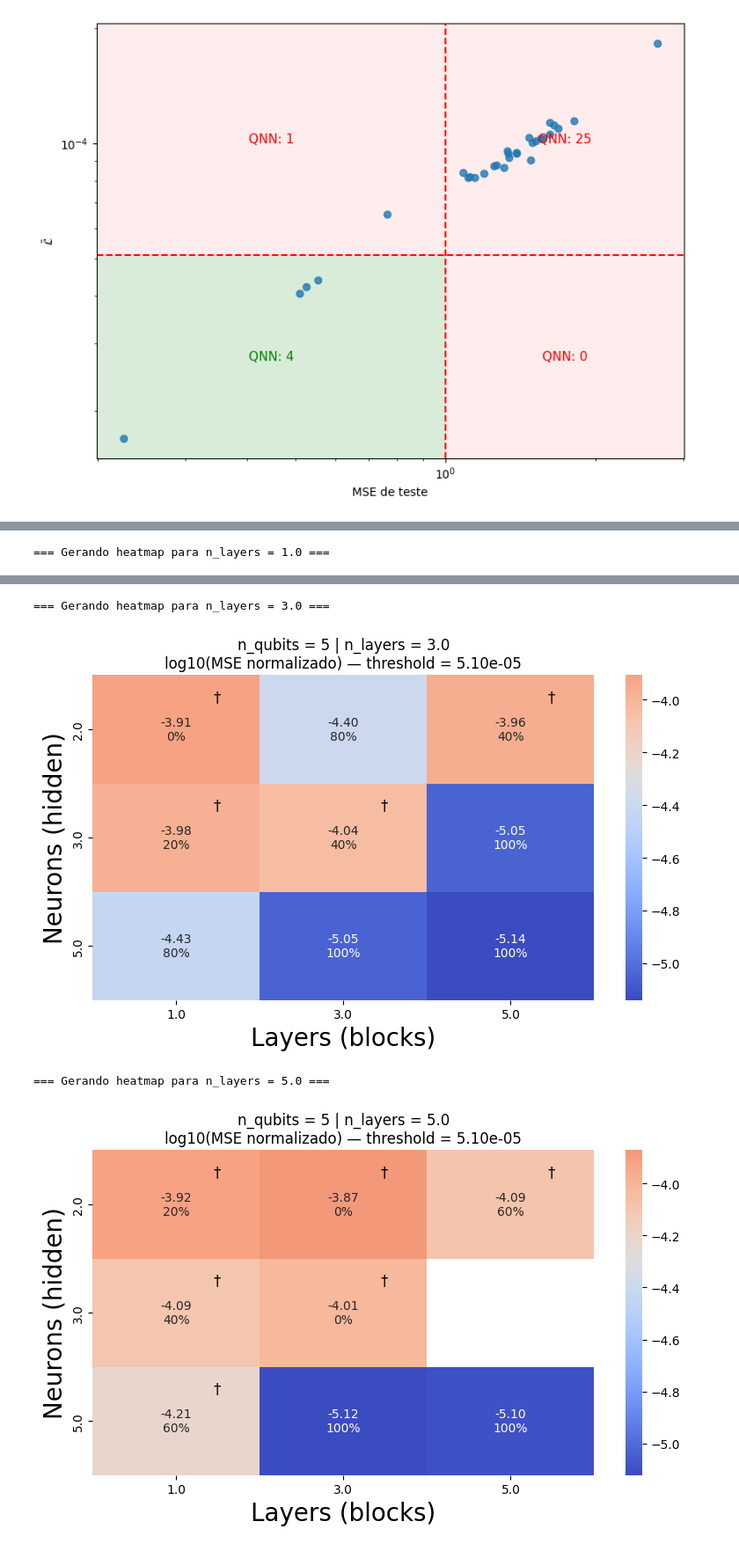
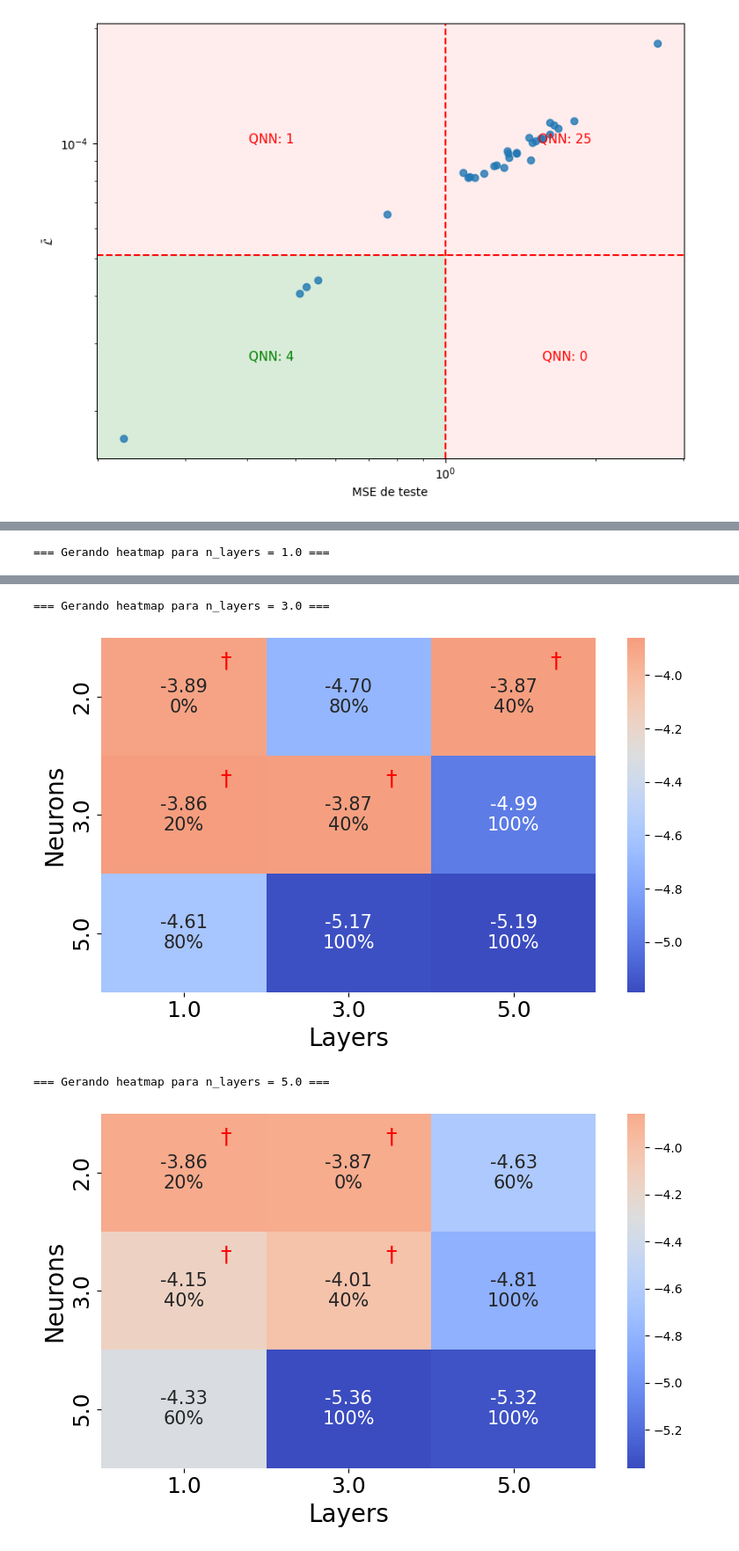
Before and after one commit to cammaral/pinn, a Jupyter notebook: weciq.ipynb, the cells around one changed output, grey strips where cells are left out. Shown: that part at 88% size. Saved outputs shown, nothing was run; the diff lists cells and outputs as text; code cells hidden in the pictures.

```diff
--- a/weciq.ipynb
+++ b/weciq.ipynb
@@ -61,8 +61,11 @@ df_class = df_class.drop_duplicates(subset=["hidden", "blocks", "seed"])
 
 df_hybrid = df_all[(df_all["model_type"] == "HQNN") &
     (df_all["n_qubits"] == 5) &
-    (df_all["entangler"] == "strong")
+    (df_all["entangler"] == "strong") &
+    (df_all["n_layers"].isin([1, 3, 5]))
     ].drop_duplicates()
+
+df_hybrid = df_hybrid.drop_duplicates(subset=["hidden", "blocks", "seed", "n_qubits", "n_layers"])
 
 #df_hybrid = df_hybrid.drop_duplicates(subset=["hidden", "blocks", "seed"])
 
@@ -73,7 +76,7 @@ df_quantum = df_all[
     ].drop_duplicates()
 
 
-#df_quantum = df_quantum.drop_duplicates(subset=["hidden", "blocks", "seed"])
+df_quantum = df_quantum.drop_duplicates(subset=["hidden", "blocks", "seed", "n_qubits", "n_layers"])
 # %%
 df_hybrid
 # %% [output]
@@ -158,7 +165,7 @@ ax = sns.heatmap(
     fmt="",              # importante: usamos strings prontas
     cmap="coolwarm",
     center=thr_log,
-    annot_kws={"size": 20},
+    annot_kws={"size": 15},
 )
 ax.tick_params(axis='both', which='major', labelsize=18)
 #plt.title(f"log10(MSE normalizado) — threshold = {threshold}")
@@ -173,11 +180,12 @@ for i in range(pivot.shape[0]):        # linhas
                 j + 0.72,   # x deslocado para o canto superior direito
                 i + 0.25,   # y deslocado levemente para cima
                 "$\\dagger$",
-                color="black",
-                fontsize=20,
+                color="red",
+                fontsize=18,
                 fontweight="bold"
             )
 
 plt.tight_layout()
+plt.savefig("weciq_classic_heatmap.png", dpi=300)
 plt.show()
 # %% [output]
@@ -681,7 +689,7 @@ for nl_fix in all_layers:
         index="hidden",
         columns="blocks",
         values=LOSS_COLUMN,
-        aggfunc="mean"
+        aggfunc="median"
     )
 
     pivot_log = np.log10(pivot)
@@ -719,29 +727,31 @@ for nl_fix in all_layers:
     # =======================================
     # Plota o HEATMAP
     # =======================================
+
     plt.figure(figsize=(8,5))
     ax = sns.heatmap(
         pivot_log,
         annot=annot,
-        fmt="",
+        fmt="",              # importante: usamos strings prontas
         cmap="coolwarm",
         center=thr_log,
+        annot_kws={"size": 15},
     )
+    ax.tick_params(axis='both', which='major', labelsize=18)
+    #plt.title(f"log10(MSE normalizado) — threshold = {threshold}")
+    plt.ylabel("Neurons", fontsize=20)
+    plt.xlabel("Layers", fontsize=20)
 
-    plt.title(f"n_qubits = {nq_fix} | n_layers = {nl_fix}\nlog10(MSE normalizado) — threshold = {threshold:.2e}")
-    plt.ylabel("Neurons (hidden)", fontsize=20)
-    plt.xlabel("Layers (blocks)", fontsize=20)
-
-    # marca † se > threshold
+    # === adicionar '†' no canto superior direito das células acima do threshold ===
     for i in range(pivot.shape[0]):        # linhas
         for j in range(pivot.shape[1]):    # colunas
             if pivot.iloc[i, j] > threshold:
                 ax.text(
-                    j + 0.72,
-                    i + 0.25,
+                    j + 0.72,   # x deslocado para o canto superior direito
+                    i + 0.25,   # y deslocado levemente para cima
                     "$\\dagger$",
-                    color="black",
-                    fontsize=12,
+                    color="red",
+                    fontsize=18,
                     fontweight="bold"
                 )
 
@@ -753,6 +763,6 @@ for nl_fix in all_layers:
 === Gerando heatmap para n_layers = 3.0 ===
-[figure, old version]
+[figure, new version]
 === Gerando heatmap para n_layers = 5.0 ===
-[figure, old version]
+[figure, new version]
 # %%
 PARAM_COL = "num_params"   # ajuste se o nome for outro
```
Also changed, not shown: parts of 9 cells of this notebook, 10 other files.
